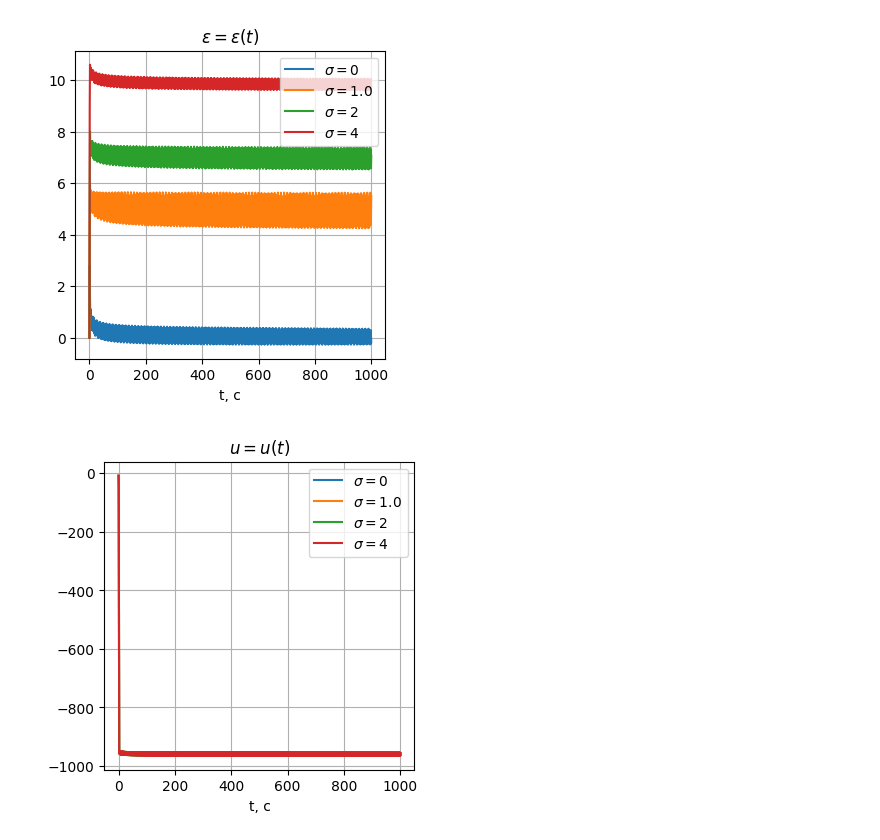
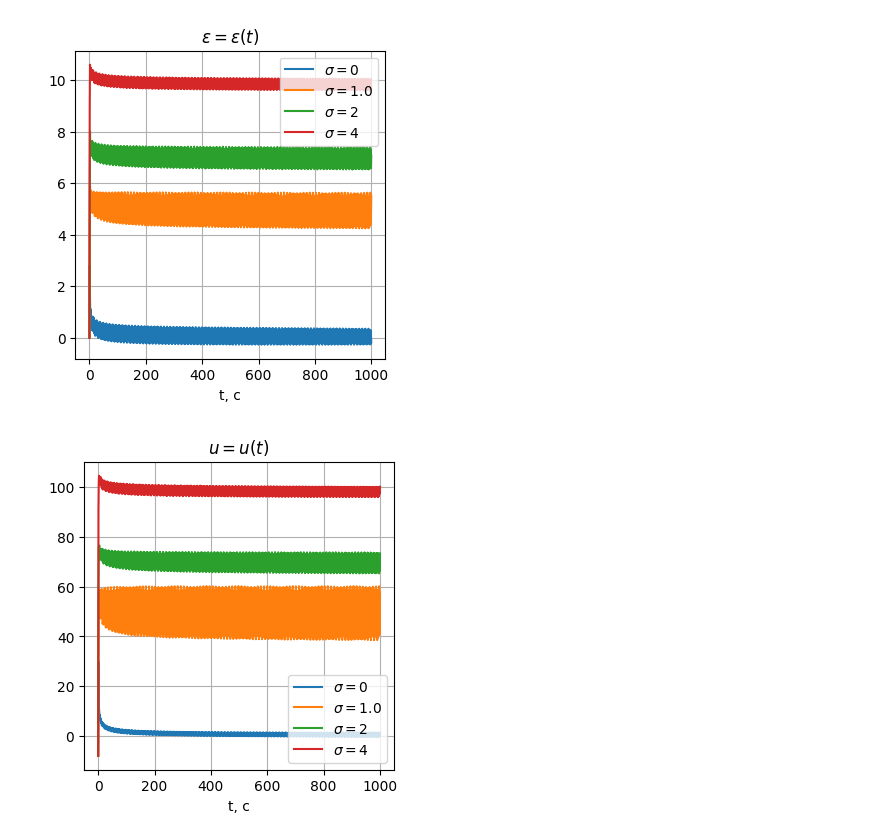
Before and after one commit to lalayants/adaptive-and-robust-control, a Jupyter notebook: 2/2.ipynb, the cells around one changed output. Drawn from its saved outputs; the diff is of its cells as text; code cells hidden in the pictures.

```diff
--- a/2/2.ipynb
+++ b/2/2.ipynb
@@ -45,7 +45,7 @@ def system(t, y, lambda_, g_t, gamma, theta):
 # %%
 t_span = [0, 1000]
 num_points = 10 * t_span[-1]
-sol_1 = solve_ivp(system, t_span=t_span, t_eval=np.linspace(*t_span, num_points), y0=np.array([1, 1, 1]).T, args=(lambda_, g_t, gamma, theta))
+sol_1 = solve_ivp(system, t_span=t_span, t_eval=np.linspace(*t_span, num_points), y0=np.array([1, 1, 100]).T, args=(lambda_, g_t, gamma, theta))
 
 xm, x, theta_hat = sol_1.y
 t = sol_1.t
@@ -199,4 +198,4 @@ gamma = 0.25
 sigmas = [0, lambda_ * 0.5, lambda_, lambda_ * 2]
 solutions_3 = {}
 for sigma in sigmas:
-    solutions[sigma] = solve_ivp(system, t_span=t_span, t_eval=np.linspace(*t_span, 1000), y0=np.array([1, 1, 2]).T, args=(lambda_, g_t, gamma, theta, sigma))
+    solutions_3[sigma] = solve_ivp(system, t_span=t_span, t_eval=np.linspace(*t_span, 1000), y0=np.array([1, 1, 2]).T, args=(lambda_, g_t, gamma, theta, sigma))
@@ -203,6 +206,6 @@ for sigma in sigmas:
 # %%
 for sigma in sigmas:
-    plt.plot(solutions[sigma].t, (solutions[sigma].y[0] - solutions[sigma].y[1]), label=f'$\sigma = {sigma}$')
+    plt.plot(solutions_3[sigma].t, (solutions_3[sigma].y[0] - solutions_3[sigma].y[1]), label=f'$\sigma = {sigma}$')
 plt.grid()
 plt.legend()
 plt.xlabel('t, c')
@@ -214,17 +217,17 @@ plt.savefig(SAVE_PATH + '3_epsilon.png')
 [figure]
 # %%
 for sigma in sigmas:
-    x = solutions[gamma].y[1]
-    t = solutions[gamma].t
+    x = solutions_3[sigma].y[1]
+    t = solutions_3[sigma].t
     plt.plot(t, u_func(t, x, theta, g_t, lambda_), label=f'$\sigma = {sigma}$')
 plt.grid()
 plt.legend()
 plt.xlabel('t, c')
 plt.title('$u = u(t)$')
 
 
 plt.savefig(SAVE_PATH + '3_u.png')
 # %% [output]
-[figure, old version]
+[figure, new version]
 # %%
 for sigma in sigmas:
```
Also changed, not shown: parts of 8 cells of this notebook, 1 other file.
